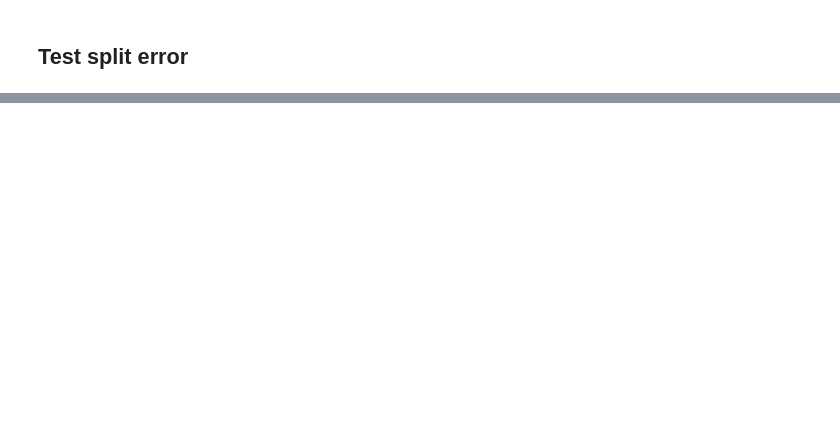
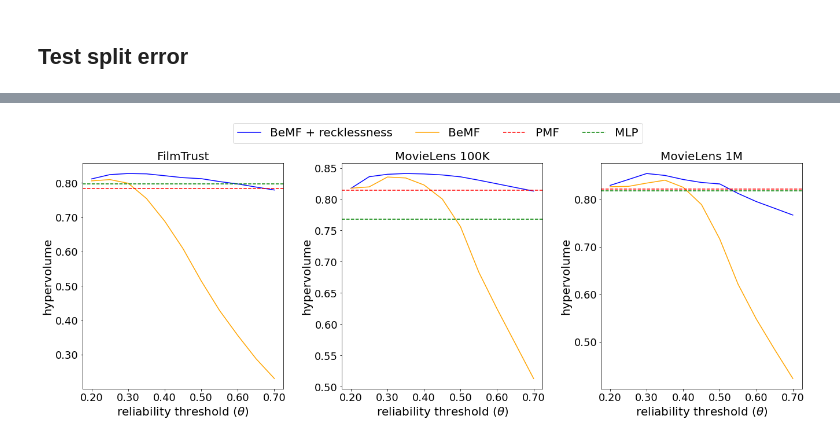
Before and after one commit to KNODIS-Research-Group/recklessness-regularization, a Jupyter notebook: figs-generator.ipynb, the cells around one changed output, grey strips where cells are left out. Cells and saved outputs as stored; diff of their text form; code cells hidden in the pictures; blank space fills up the shorter version.

```diff
--- a/figs-generator.ipynb
+++ b/figs-generator.ipynb
@@ -93,16 +146,21 @@ df
 # %%
-def is_pareto_front(row):
+dfs = {}
+
+def is_pareto_front(row, df):
     aux_df = df[(df['recklessness'] == row.recklessness) & (df['reliability'] == row.reliability)]
 
     for i in range(len(aux_df)):
         i_row = aux_df.iloc[i]
-        if i_row['1-mae'] > row['1-mae'] and i_row['coverage'] > row['coverage']:
+        if (i_row['1-mae'] > row['1-mae'] and i_row['coverage'] > row['coverage']) or (i_row['1-mae'] == row['1-mae'] and i_row['coverage'] > row['coverage']) or (i_row['1-mae'] > row['1-mae'] and i_row['coverage'] == row['coverage']):
             return False
 
     return True
 
-df['is_pareto_front'] = df.apply(is_pareto_front, axis = 1)
-df
+for dataset in datasets:
+    dfs[dataset] = pd.read_csv('results/' + dataset + '-test-split-error.csv', sep=';')
+    dfs[dataset] = dfs[dataset].dropna()
+
+    dfs[dataset]['is_pareto_front'] = dfs[dataset].apply(is_pareto_front, args=(dfs[dataset],), axis = 1)
 # %%
 import matplotlib.pyplot as plt
 
@@ -138,39 +218,53 @@ plt.savefig('figures/' + dataset + '-test-error.png', dpi=300, bbox_inches='tigh
 # %%
-import seaborn as sns
-from pygmo import *
-
 reliabilities = [0.20, 0.25, 0.30, 0.35, 0.40, 0.45, 0.50, 0.55, 0.60, 0.65, 0.70]
 
-hv_df = pd.DataFrame(columns=['reliability', 'recklessness', 'hv'])
+n_cols = len(datasets)
+fig, axs = plt.subplots(1, n_cols, figsize=(6*n_cols, 6))
+fig.tight_layout(h_pad=6, w_pad=7)
 
-for i, reliability in enumerate(reliabilities):
-    for k, recklessness in enumerate(['yes', 'no']):
+lines = []
 
-        aux_df = df[(df['reliability'] == reliability) & (df['recklessness'] == recklessness) & (df['is_pareto_front'])]
+for i, dataset in enumerate(datasets):
 
-        hv = hypervolume(aux_df[['coverage', '1-mae']])
+    df = dfs[dataset]
+    hv_df = pd.DataFrame(columns=['reliability', 'recklessness', 'hv'])
 
-        hv_df = hv_df.append({
-            'reliability': reliability,
-            'recklessness': recklessness,
-            'hv': 1.0 - hv.compute([1,1])
-        }, ignore_index = True)
+    for reliability in reliabilities:
+        for recklessness in ['yes', 'no']:
 
+            aux_df = df[(df['reliability'] == reliability) & (df['recklessness'] == recklessness) & (df['is_pareto_front'])]
 
-plt.figure(figsize=(7,6))
+            hv = hypervolume(1 - aux_df[['coverage', '1-mae']])
 
-plt.gca().xaxis.set_major_formatter(StrMethodFormatter('{x:,.2f}'))
-plt.gca().yaxis.set_major_formatter(StrMethodFormatter('{x:,.2f}'))
+            hv_df = hv_df.append({
+                'reliability': reliability,
+                'recklessness': recklessness,
+                'hv': hv.compute([1,1])
+            }, ignore_index = True)
 
-plt.plot(hv_df[hv_df['recklessness']=='yes']['reliability'], hv_df[hv_df['recklessness']=='yes']['hv'], label='yes')
-plt.plot(hv_df[hv_df['recklessness']=='no']['reliability'], hv_df[hv_df['recklessness']=='no']['hv'], label='no')
+    recklessness_yes, = axs[i].plot(hv_df[hv_df['recklessness']=='yes']['reliability'], hv_df[hv_df['recklessness']=='yes']['hv'], color='blue')
+    recklessness_no, = axs[i].plot(hv_df[hv_df['recklessness']=='no']['reliability'], hv_df[hv_df['recklessness']=='no']['hv'], color='orange')
 
-plt.xlabel('threshold', fontsize=16)
-plt.ylabel('HV', fontsize=16)
+    axs[i].set_xlabel(r'reliability threshold ($\theta$)', fontsize=20)
+    axs[i].set_ylabel('hypervolume', fontsize=20)
+    axs[i].set_title(datasets_names[dataset], fontsize=20)
 
-plt.xticks(fontsize=14)
-plt.yticks(fontsize=14)
+    axs[i].tick_params(axis='both', which='major', labelsize=18)
 
-plt.legend(title='recklessness', title_fontsize=12, fontsize=12)
+    axs[i].xaxis.set_major_formatter(StrMethodFormatter('{x:,.2f}'))
+    axs[i].yaxis.set_major_formatter(StrMethodFormatter('{x:,.2f}'))
 
-plt.savefig('figures/' + dataset + '-hv.png', dpi=300, bbox_inches='tight')
+    pmf_hv = hypervolume([[0, 1-pmf_error[dataset]]]).compute([1,1])
+    pmf = axs[i].axhline(y=pmf_hv, color='red', linestyle='--', label='pmf')
+
+    mlp_hv = hypervolume([[0, 1-mlp_error[dataset]]]).compute([1,1])
+    mlp = axs[i].axhline(y=mlp_hv, color='green', linestyle='--', label='mlp')
+
+    lines = [recklessness_yes, recklessness_no, pmf, mlp]
+
+labels = ['BeMF + recklessness', 'BeMF', 'PMF', 'MLP']
+plt.figlegend(lines, labels, loc='upper center', ncol=len(labels), bbox_to_anchor=(0.5, 1.15), fontsize=20)
+
+plt.savefig('figures/hv.png', dpi=300, bbox_inches='tight')
+# %% [output]
+[figure, added]
```
Also changed, not shown: parts of 12 cells of this notebook, 53 other files.
